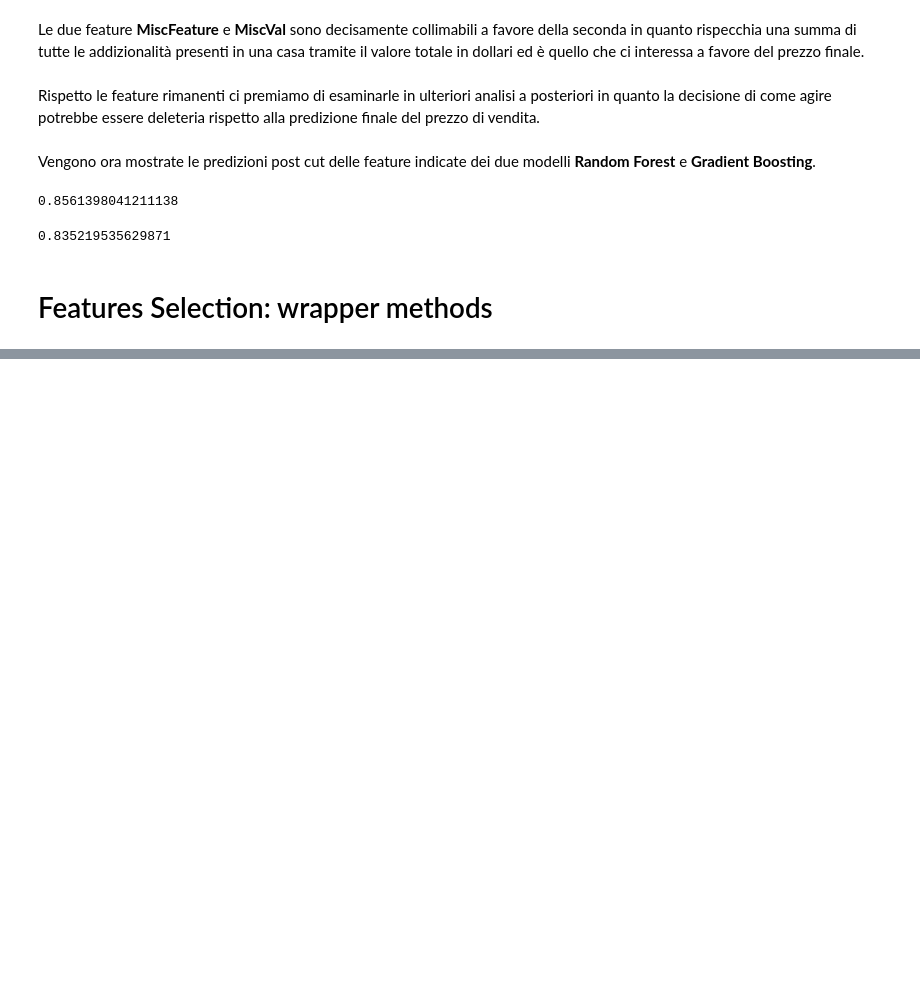
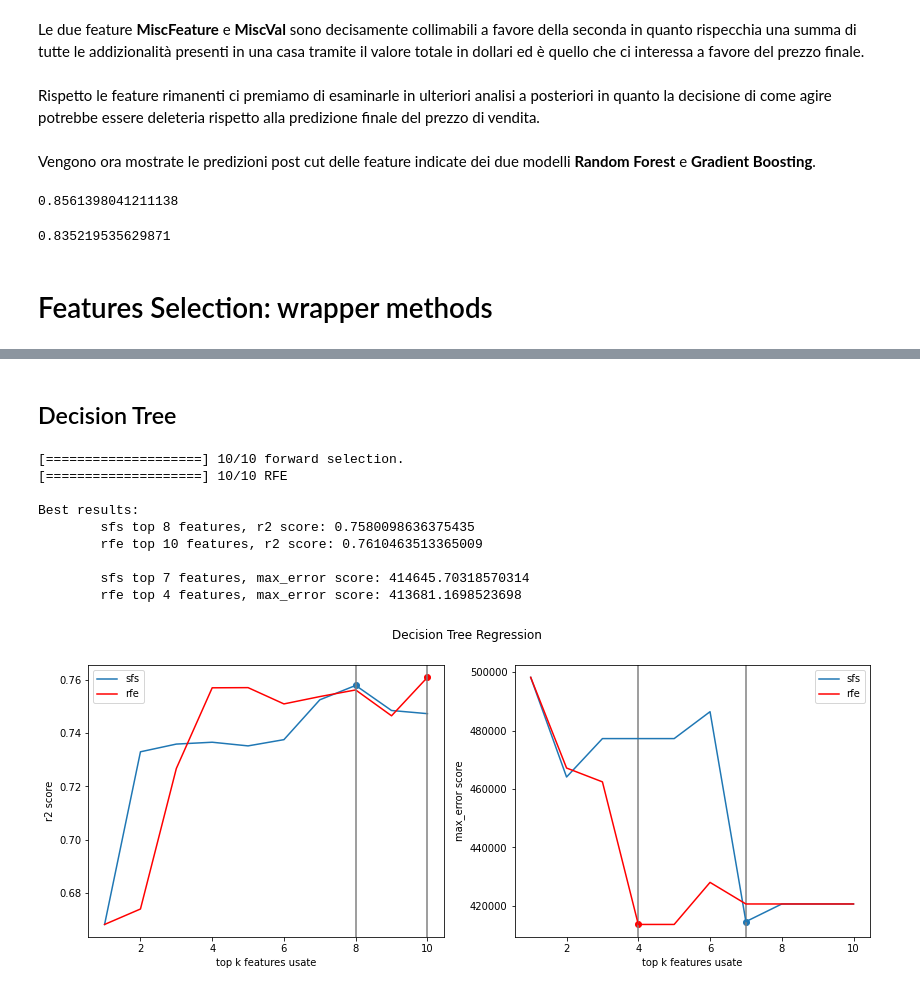
Before and after one commit to spiderlory/ml_project, a Jupyter notebook: progetto.ipynb, the cells around one changed output, grey strips where cells are left out. Saved outputs shown, nothing was run; the diff lists cells and outputs as text; code cells hidden in the pictures; blank space fills up the shorter version.

```diff
--- a/progetto.ipynb
+++ b/progetto.ipynb
@@ -650,8 +716,20 @@ Best results:
+# %% [markdown]
+## Decision Tree
 # %%
 model = DecisionTreeRegressor(max_depth=9, random_state=42)
 
-feature_rank_sfs, cv_scores_sfs = selection_analysis(model, X_data1, Y_data, direction='forward')
-feature_rank_sbs, cv_scores_sbs = selection_analysis(model, X_data1, Y_data, direction='backward')
-cv_scores_rfe = rfe_analysis(model, X_data1, Y_data)
+feature_rank_sfs, cv_scores_sfs = sfs_analysis(model, X_data1, Y_data)
+feature_rank_rfe, cv_scores_rfe = rfe_analysis(model, X_data1, Y_data)
 
-plot_data(cv_scores_sfs, cv_scores_sbs, cv_scores_rfe)
+plot_data(cv_scores_sfs, cv_scores_rfe, "Decision Tree Regression")
+# %% [output]
+[====================] 10/10 forward selection.
+[====================] 10/10 RFE
+
+Best results:
+        sfs top 8 features, r2 score: 0.7580098636375435
+        rfe top 10 features, r2 score: 0.7610463513365009
+
+        sfs top 7 features, max_error score: 414645.70318570314
+        rfe top 4 features, max_error score: 413681.1698523698
+[figure, added]
```
Also changed, not shown: parts of 23 cells of this notebook.
